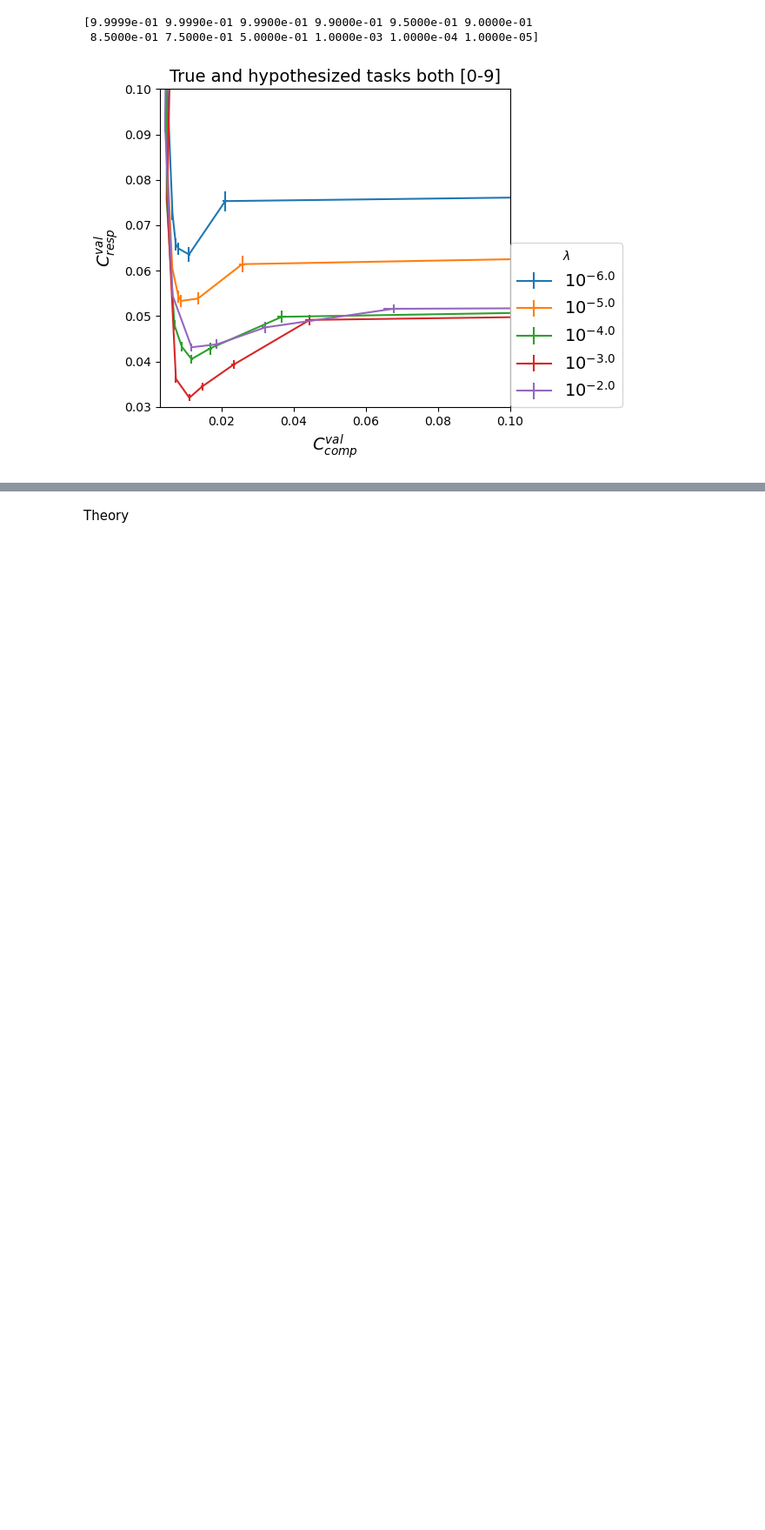
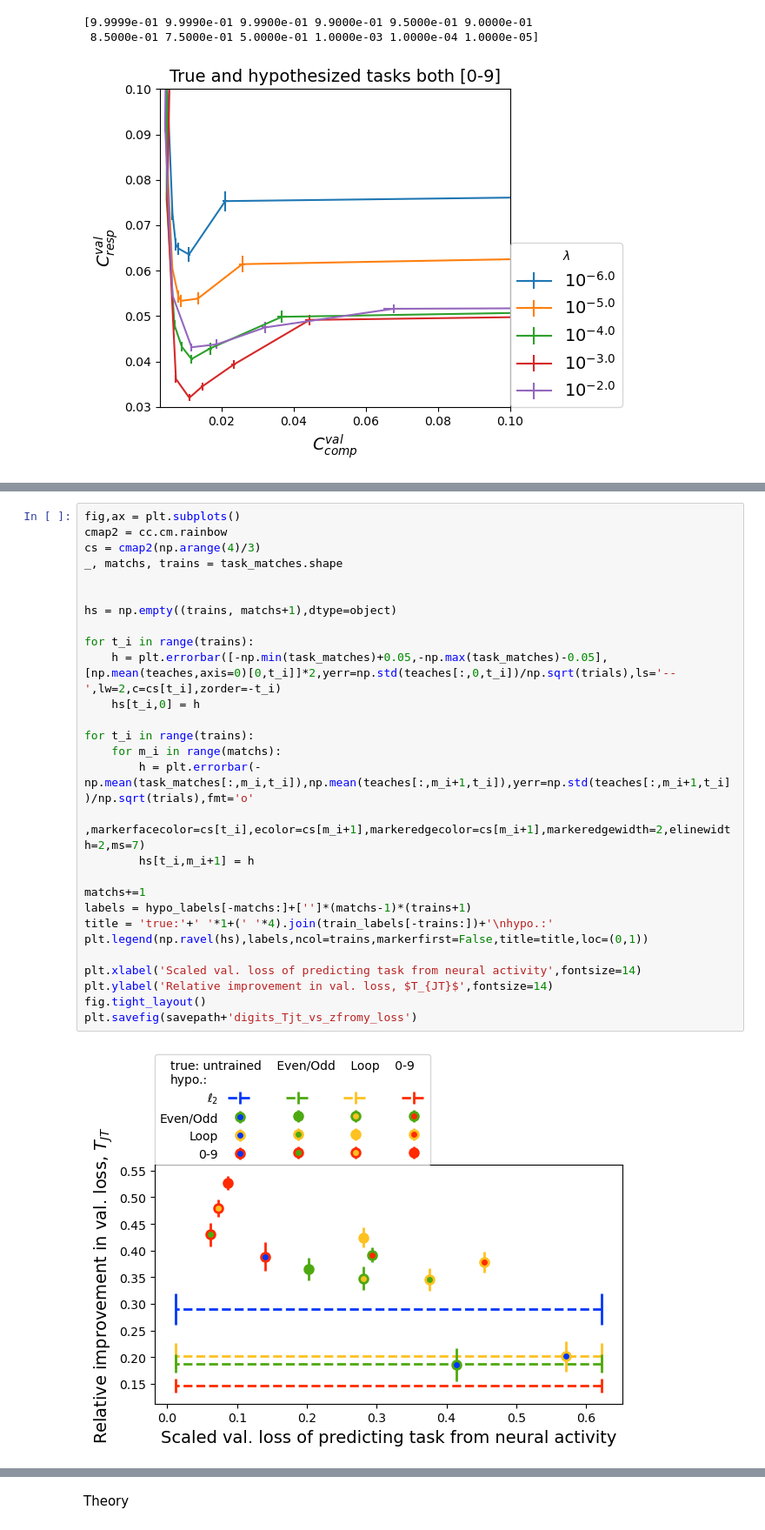
Before and after one commit to zdeblick/JointTraining, a Jupyter notebook: Figures.ipynb, the cells around one changed output, grey strips where cells are left out. Shown at 87% size. Cells and saved outputs as stored; diff of their text form; blank space fills up the shorter version.

```diff
--- a/Figures.ipynb
+++ b/Figures.ipynb
@@ -243 +189,31 @@ plt.savefig(savepath+'digits_Tjt_vs_zfromy_loss')
+# %%
+fig,ax = plt.subplots()
+cmap2 = cc.cm.rainbow
+cs = cmap2(np.arange(4)/3)
+_, matchs, trains = task_matches.shape
+
+
+hs = np.empty((trains, matchs+1),dtype=object)
+
+for t_i in range(trains):
+    h = plt.errorbar([-np.min(task_matches)+0.05,-np.max(task_matches)-0.05],[np.mean(teaches,axis=0)[0,t_i]]*2,yerr=np.std(teaches[:,0,t_i])/np.sqrt(trials),ls='--',lw=2,c=cs[t_i],zorder=-t_i)
+    hs[t_i,0] = h
+
+for t_i in range(trains):
+    for m_i in range(matchs):
+        h = plt.errorbar(-np.mean(task_matches[:,m_i,t_i]),np.mean(teaches[:,m_i+1,t_i]),yerr=np.std(teaches[:,m_i+1,t_i])/np.sqrt(trials),fmt='o'
+                         ,markerfacecolor=cs[t_i],ecolor=cs[m_i+1],markeredgecolor=cs[m_i+1],markeredgewidth=2,elinewidth=2,ms=7)
+        hs[t_i,m_i+1] = h
+
+matchs+=1
+labels = hypo_labels[-matchs:]+['']*(matchs-1)*(trains+1)
+title = 'true:'+' '*1+(' '*4).join(train_labels[-trains:])+'\nhypo.:'
+plt.legend(np.ravel(hs),labels,ncol=trains,markerfirst=False,title=title,loc=(0,1))
+
+plt.xlabel('Scaled val. loss of predicting task from neural activity',fontsize=14)
+plt.ylabel('Relative improvement in val. loss, $T_{JT}$',fontsize=14)
+fig.tight_layout()
+plt.savefig(savepath+'digits_Tjt_vs_zfromy_loss')
+# %% [output]
+[figure, added]
 # %%
```
Also changed, not shown: parts of 7 cells of this notebook, 9 other files.
